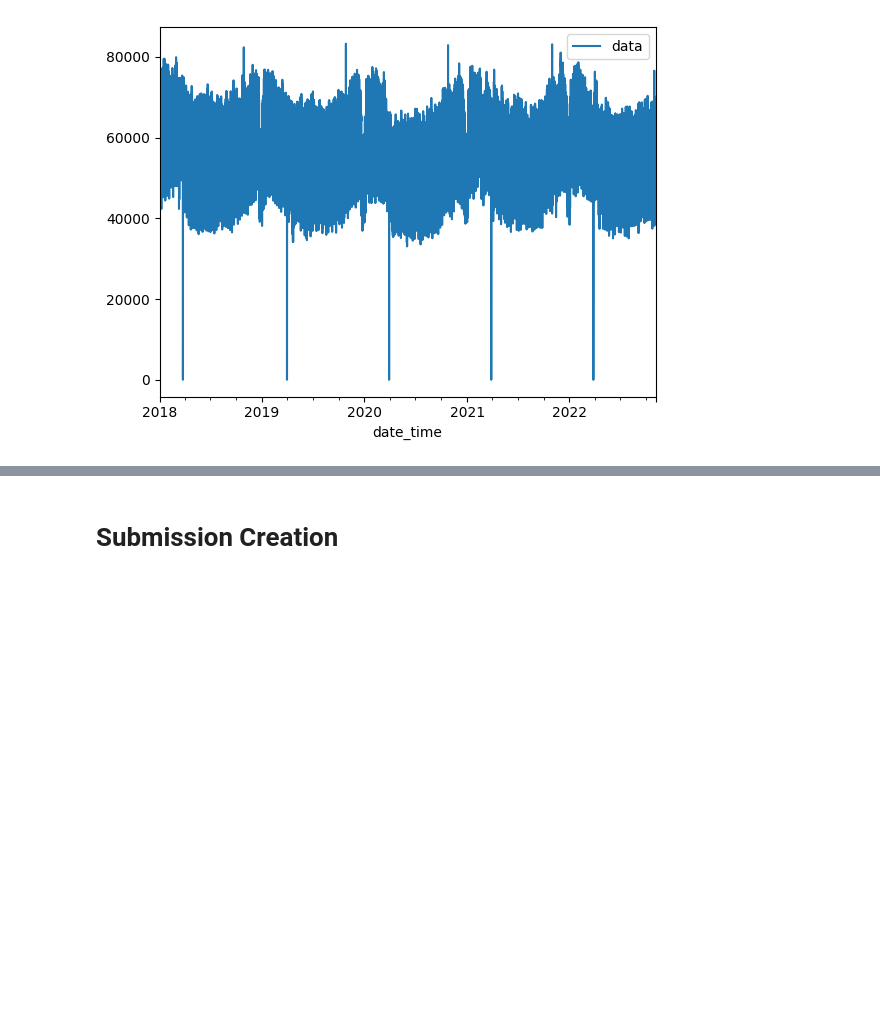
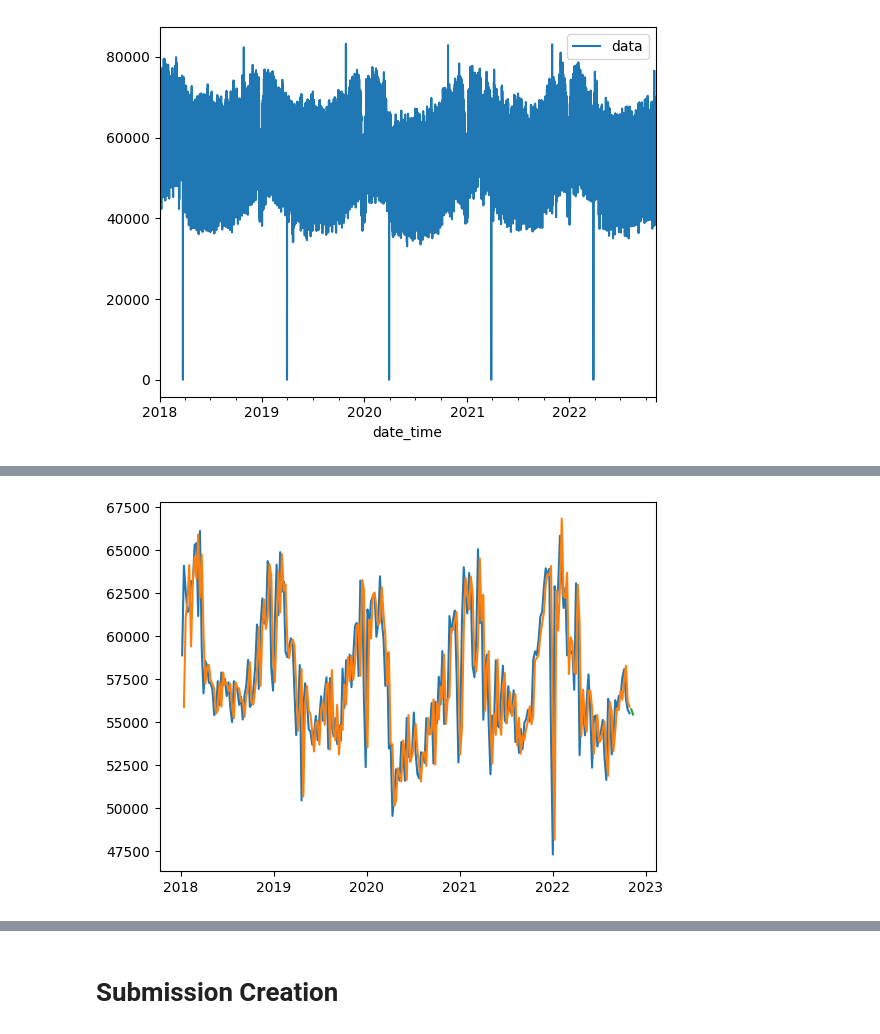
Before and after one commit to FabianWylczoch/Forecasting, a Jupyter notebook: PTSFC.ipynb, the cells around one changed output, grey strips where cells are left out. Saved outputs shown, nothing was run; the diff lists cells and outputs as text; code cells hidden in the pictures; blank space fills up the shorter version.

```diff
--- a/PTSFC.ipynb
+++ b/PTSFC.ipynb
@@ -418,0 +452,8 @@ enf20.plot()
+# %%
+#plot_predict(model_fit)
+plt.plot(ens12.index, ens12.data)
+plt.plot(pred.iloc[1:].index, pred.iloc[1:]['mean'])
+plt.plot(pd.DataFrame(fc).index, pd.DataFrame(fc).predicted_mean)
+plt.show()
+# %% [output]
+[figure, added]
```
Also changed, not shown: parts of 21 cells of this notebook.
